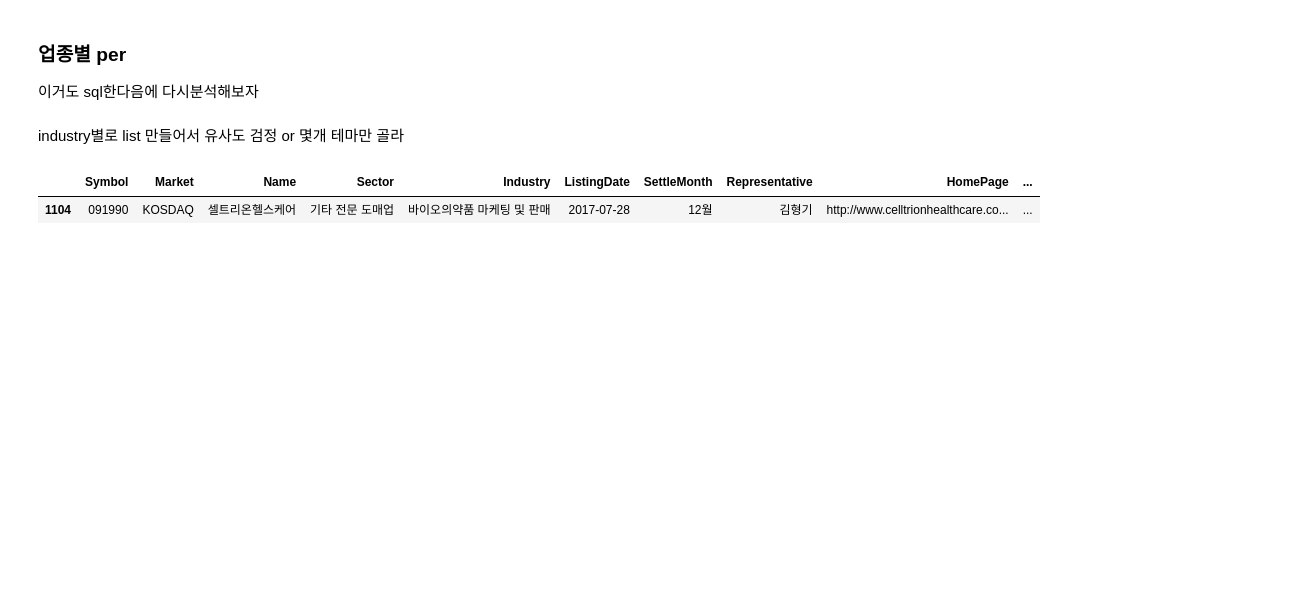
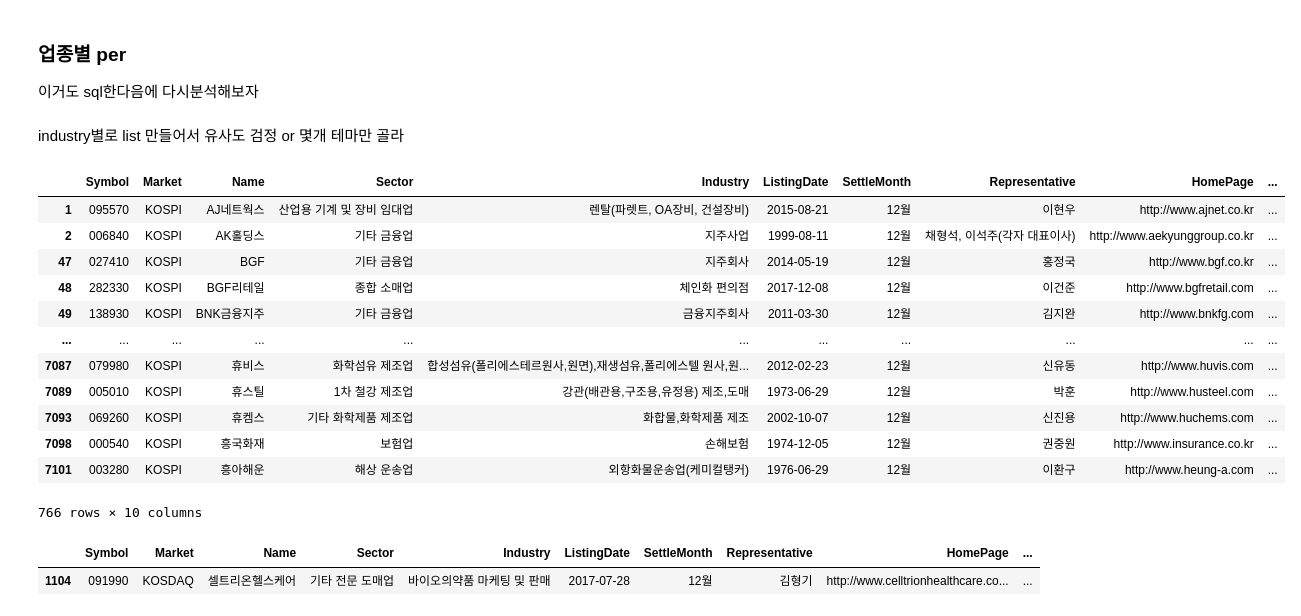
Before and after one commit to parkeunsang/stock, a Jupyter notebook: stock_get_data.ipynb, the cells around one changed output. Cells and saved outputs as stored; diff of their text form; code cells hidden in the pictures; blank space fills up the shorter version.

```diff
--- a/stock_get_data.ipynb
+++ b/stock_get_data.ipynb
@@ -167,5 +112,5 @@ class MarketCodes():
 # %%
 market='KOSPI'
 codeC = MarketCodes("KOSPI")
-codes = codeC.getCodes() #현재 상장주식만
+codes = codeC.noble_codes() #현재 상장주식만
 #codes = codeC.allCodes() #상장폐지 종목 포함
@@ -278,9 +243,3 @@ for idx,code in enumerate(codes):
         print(idx/len(codes))
         time.sleep(5)
     #time.sleep(np.random.rand(1)[0]*0.8)
-# %%
-with open('jaemu_0511.pkl','wb') as f:
-    pickle.dump(jaemu,f)
-# %%
-with open('dump.pkl_0511','wb') as f:
-    pickle.dump(dump,f)
@@ -291,0 +259,2 @@ codes_ = list(x for x in codes if x not in dump)
+# %%
+url = f'https://search.naver.com/search.naver?where=news&query={query}&pd=3&ds={from_date}&de={to_date}'
@@ -438,6 +368,22 @@ dfTemp.columns = columnNames
 이거도 sql한다음에 다시분석해보자
 # %% [markdown]
 industry별로 list 만들어서 유사도 검정 or 몇개 테마만 골라
+# %%
+df.dropna()
+# %% [output]
+|  | Symbol | Market | Name | Sector | Industry | ListingDate | SettleMonth | Representative | HomePage | ... |
+| 1 | 095570 | KOSPI | AJ네트웍스 | 산업용 기계 및 장비 임대업 | 렌탈(파렛트, OA장비, 건설장비) | 2015-08-21 | 12월 | 이현우 | http://www.ajnet.co.kr | ... |
+| 2 | 006840 | KOSPI | AK홀딩스 | 기타 금융업 | 지주사업 | 1999-08-11 | 12월 | 채형석, 이석주(각자 대표이사) | http://www.aekyunggroup.co.kr | ... |
+| 47 | 027410 | KOSPI | BGF | 기타 금융업 | 지주회사 | 2014-05-19 | 12월 | 홍정국 | http://www.bgf.co.kr | ... |
+| 48 | 282330 | KOSPI | BGF리테일 | 종합 소매업 | 체인화 편의점 | 2017-12-08 | 12월 | 이건준 | http://www.bgfretail.com | ... |
+| 49 | 138930 | KOSPI | BNK금융지주 | 기타 금융업 | 금융지주회사 | 2011-03-30 | 12월 | 김지완 | http://www.bnkfg.com | ... |
+| ... | ... | ... | ... | ... | ... | ... | ... | ... | ... | ... |
+| 7087 | 079980 | KOSPI | 휴비스 | 화학섬유 제조업 | 합성섬유(폴리에스테르원사,원면),재생섬유,폴리에스텔 원사,원... | 2012-02-23 | 12월 | 신유동 | http://www.huvis.com | ... |
+| 7089 | 005010 | KOSPI | 휴스틸 | 1차 철강 제조업 | 강관(배관용,구조용,유정용) 제조,도매 | 1973-06-29 | 12월 | 박훈 | http://www.husteel.com | ... |
+| 7093 | 069260 | KOSPI | 휴켐스 | 기타 화학제품 제조업 | 화합물,화학제품 제조 | 2002-10-07 | 12월 | 신진용 | http://www.huchems.com | ... |
+| 7098 | 000540 | KOSPI | 흥국화재 | 보험업 | 손해보험 | 1974-12-05 | 12월 | 권중원 | http://www.insurance.co.kr | ... |
+| 7101 | 003280 | KOSPI | 흥아해운 | 해상 운송업 | 외항화물운송업(케미컬탱커) | 1976-06-29 | 12월 | 이환구 | http://www.heung-a.com | ... |
+766 rows × 10 columns
 # %%
 kospiDf = pd.read_csv("./data/upjong_0623.csv")
 # %%
```
Also changed, not shown: parts of 37 cells of this notebook, 5 other files.
